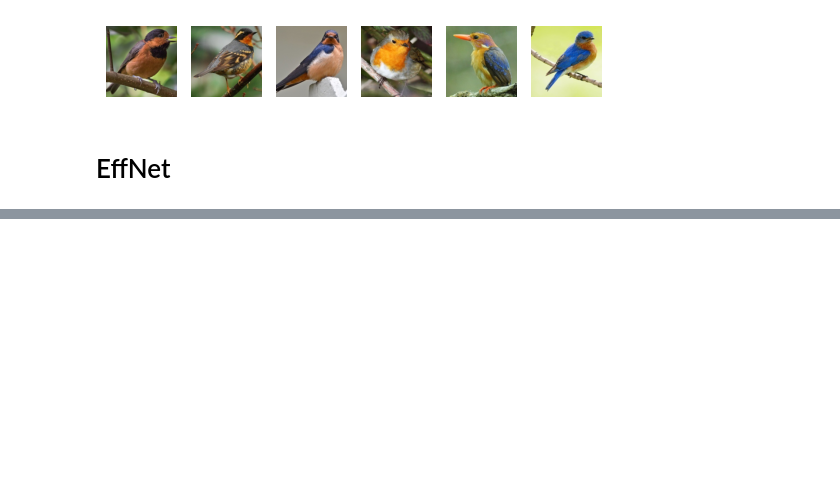
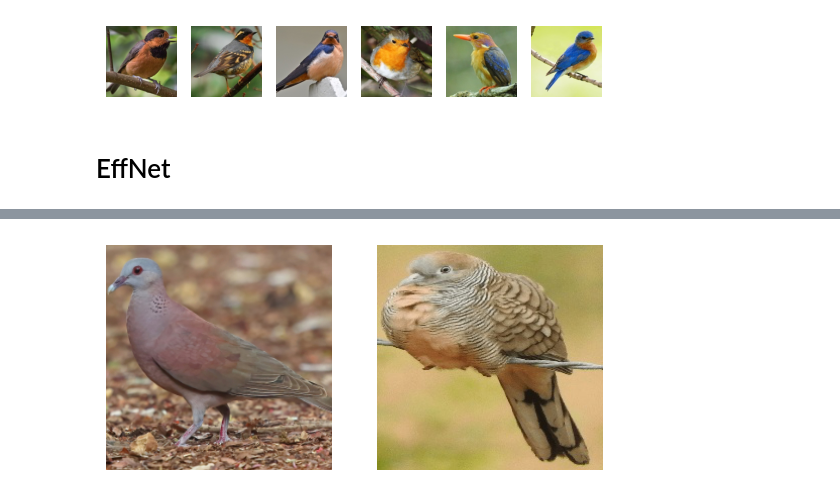
Before and after one commit to SimonKmr/DeitProject, a Jupyter notebook: analysis/notebooks/OutOfDistribution.ipynb, the cells around one changed output, grey strips where cells are left out. Saved outputs shown, nothing was run; the diff lists cells and outputs as text; code cells hidden in the pictures; blank space fills up the shorter version.

```diff
--- a/analysis/notebooks/OutOfDistribution.ipynb
+++ b/analysis/notebooks/OutOfDistribution.ipynb
@@ -118,0 +181,4 @@ compare_birds_row(effnet.sort_values(by='score 3', ascending=False),show_text=gl
+# %%
+compare_birds('MALAGASY_TURTLE_DOVE','ZEBRA DOVE')
+# %% [output]
+[figure, added]
```
Also changed, not shown: parts of 19 cells of this notebook.
